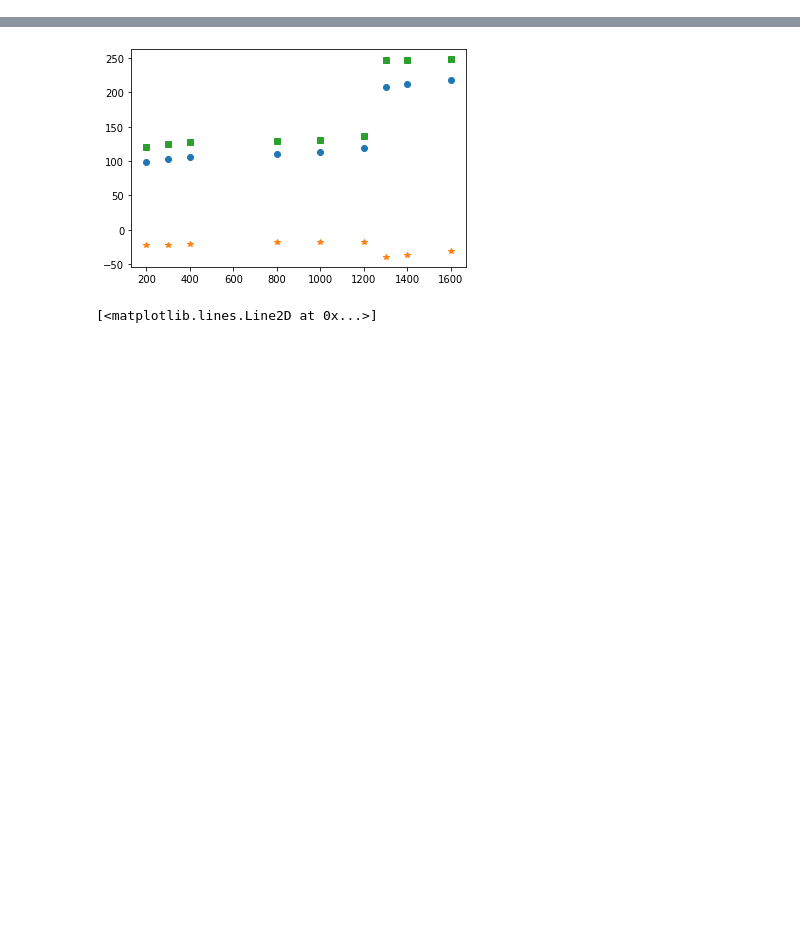
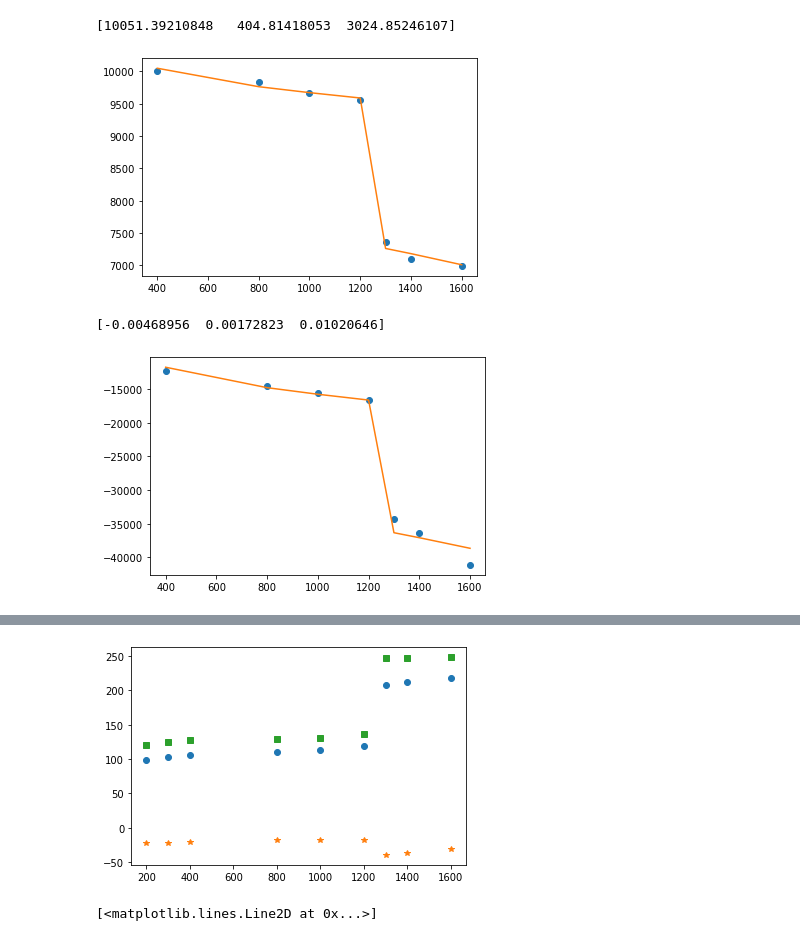
Before and after one commit to claresinger/MixedLayerModel.jl, a Jupyter notebook: doomsday_inversion_strength.ipynb, the cells around one changed output, grey strips where cells are left out. Saved outputs shown, nothing was run; the diff lists cells and outputs as text; code cells hidden in the pictures; blank space fills up the shorter version.

```diff
--- a/doomsday_inversion_strength.ipynb
+++ b/doomsday_inversion_strength.ipynb
@@ -5,3 +61,50 @@ import xarray as xr
+# %%
+ds = xr.open_dataset('experiments/data/LES_steadystate_all_upsteps.nc')
+co2 = ds["CO2"].values
+sst = ds["sst"].values
+qtp = ds["qt_plus"].values
+qM = ds["qtM"].values
+hp = ds["h_plus"].values
+hM = ds["hM"].values
+cf = ds["cf"].values
+
+Lv = 2.5e6
+
+qj = qtp - qM
+hj = hp - hM
+sj = hj - Lv*qj
+
+plt.plot(co2, sj, 'o')
+# fit = (-6.07 + 2.5*2.19) * co2 + (157.0 + 2.5e3*4.04) * np.minimum(1, cf*3)
+# fit = 10255 - np.log(co2/400)*500 - (1 - cf)*2800
+from scipy.optimize import curve_fit
+def fit_s(x,a,b,c):
+    return a - np.log(co2/400)*b - (1-cf)*c
+pfit, pcov = curve_fit(fit_s, co2, sj, [10000, 500, 2500])
+print(pfit)
+sj_fit = fit_s(co2, *pfit)
+plt.plot(co2, sj_fit, '-')
+plt.show()
+
+plt.plot(co2, Lv*qj, 'o')
+def fit_q(x,a,b,c):
+    return a - np.log(co2/400)*b - (1-cf)*c
+pfit, pcov = curve_fit(fit_q, co2, qj, [-0.004, 0.001, 0.01])
+print(pfit)
+qj_fit = fit_q(co2, *pfit)
+plt.plot(co2, Lv*qj_fit, '-')
+plt.show()
+
+# EIS = (hj - 2.5e6*qj) / 1004.0
+# plt.plot(co2, EIS, 'o')
+# EISx = (10.5 - 0.5*np.log(co2/400)) - (0.5/cf)
+# plt.plot(co2, EISx, '.-')
+# plt.show()
+# %% [output]
+[10051.39210848   404.81418053  3024.85246107]
+[figure, added]
+[-0.00468956  0.00172823  0.01020646]
+[figure, added]
 # %%
 ds = xr.open_dataset('experiments/data/LES_steadystate_all_upsteps.nc')
 co2 = ds["CO2"].values
```
Also changed, not shown: parts of 2 cells of this notebook, 13 other files.
